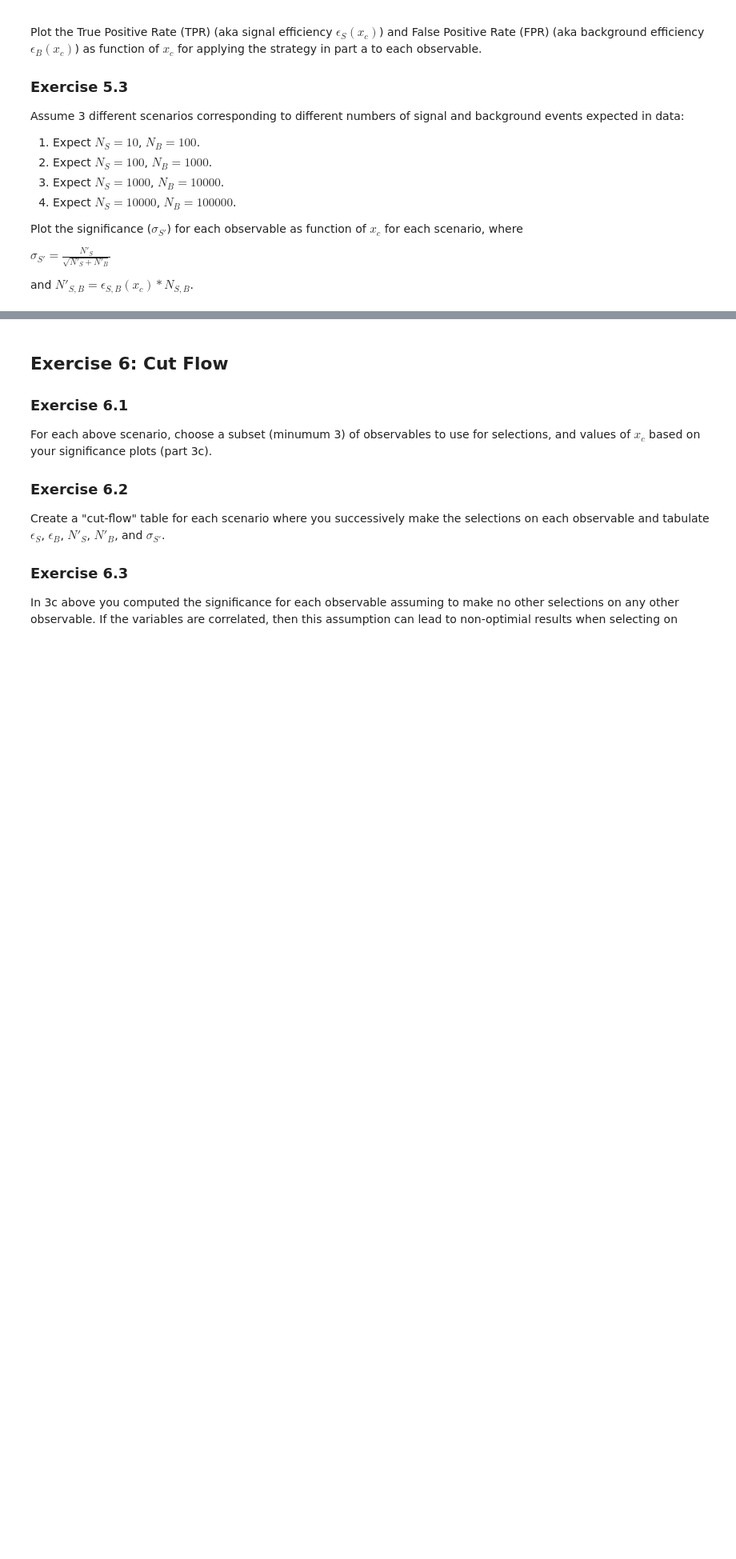
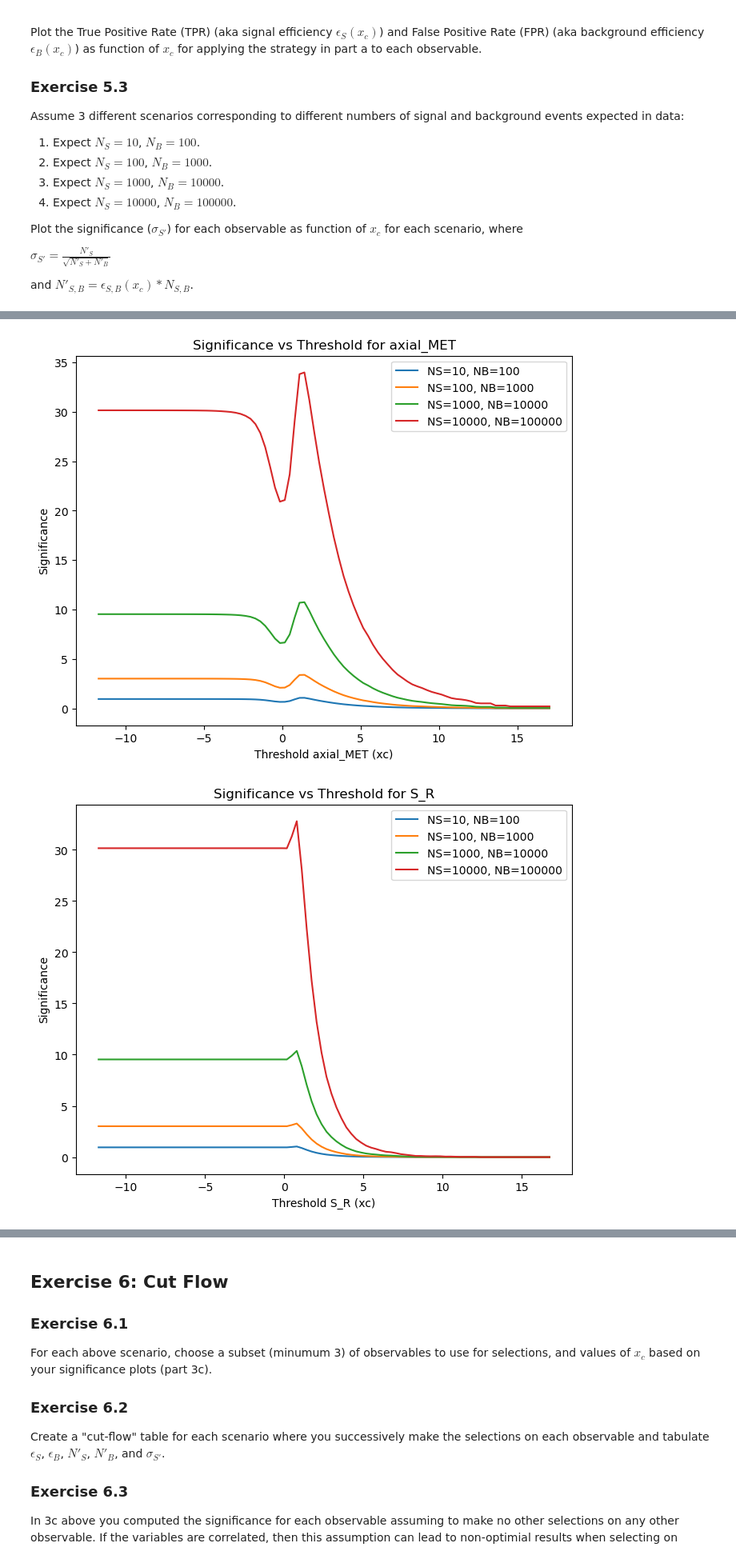
Before and after one commit to philipstringer/DATA3402.Spring.2025, a Jupyter notebook: Labs/Lab.7/Lab.7.Solution.ipynb, the cells around one changed output, grey strips where cells are left out. Shown at 80% size. Saved outputs shown, nothing was run; the diff lists cells and outputs as text; code cells hidden in the pictures; blank space fills up the shorter version.

```diff
--- a/Labs/Lab.7/Lab.7.Solution.ipynb
+++ b/Labs/Lab.7/Lab.7.Solution.ipynb
@@ -626,0 +482,29 @@ and $N'_{S,B} = \epsilon_{S,B}(x_c) * N_{S,B}$.
+# %%
+
+
+def calculate_significance(tpr, fpr, ns, nb):
+    n_s_prime = tpr * ns
+    n_b_prime = fpr * nb
+    significance = n_s_prime / np.sqrt(n_s_prime + n_b_prime)
+    return significance
+
+# Define scenarios
+scenarios = [(10, 100), (100, 1000), (1000, 10000), (10000, 100000)]
+
+# Plot significance for each feature and scenario
+for feature in FeatureNames:
+    tpr, fpr = calculate_tpr_fpr(df_sig, df_bkg, feature, thresholds)
+
+    plt.figure(figsize=(8, 6))
+    for ns, nb in scenarios:
+        significance = calculate_significance(tpr, fpr, ns, nb)
+        plt.plot(thresholds, significance, label=f"NS={ns}, NB={nb}")
+
+    plt.xlabel(f"Threshold {feature} (xc)")
+    plt.ylabel("Significance")
+    plt.legend()
+    plt.title(f"Significance vs Threshold for {feature}")
+    plt.show()
+# %% [output]
+[figure, added]
+[figure, added]
```
Also changed, not shown: parts of 21 cells of this notebook.
